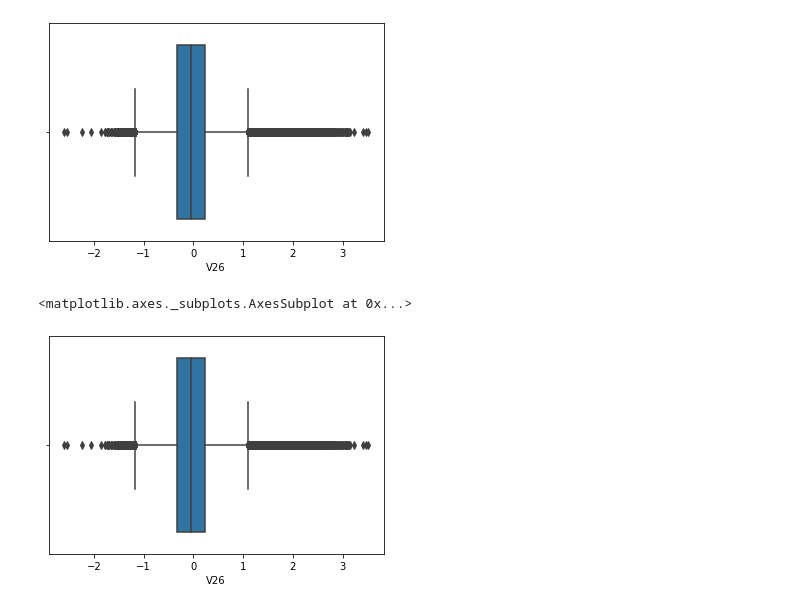
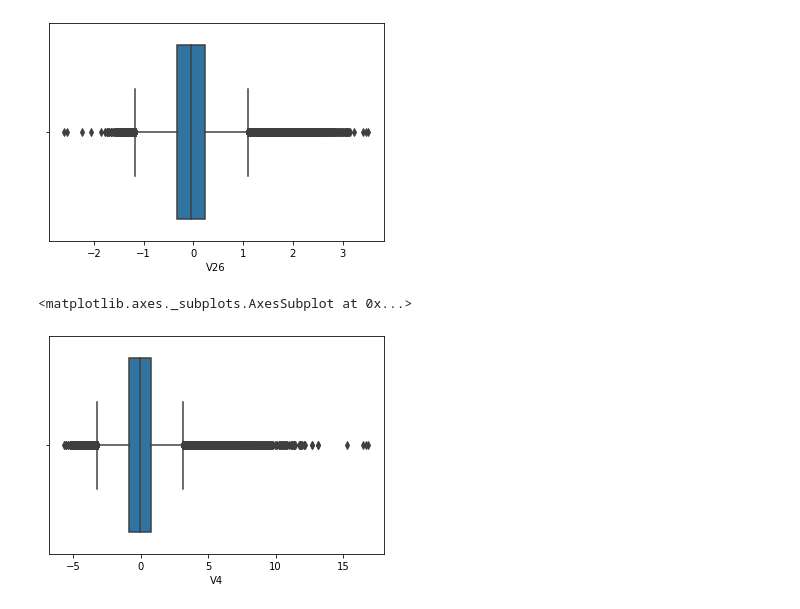
Before and after one commit to ipatel467/Credit-Card-Fraud-Detection, a Jupyter notebook: Index.ipynb, the cells around one changed output. Drawn from its saved outputs; the diff is of its cells as text; code cells hidden in the pictures.

```diff
--- a/Index.ipynb
+++ b/Index.ipynb
@@ -157,7 +170,7 @@ sns.boxplot(df['V26'])
 <matplotlib.axes._subplots.AxesSubplot at 0x...>
 [figure]
 # %%
-sns.boxplot(df['V26'])
+sns.boxplot(df['V4'])
 # %% [output]
 <matplotlib.axes._subplots.AxesSubplot at 0x...>
-[figure, old version]
+[figure, new version]
```
Also changed, not shown: parts of 4 cells of this notebook.
